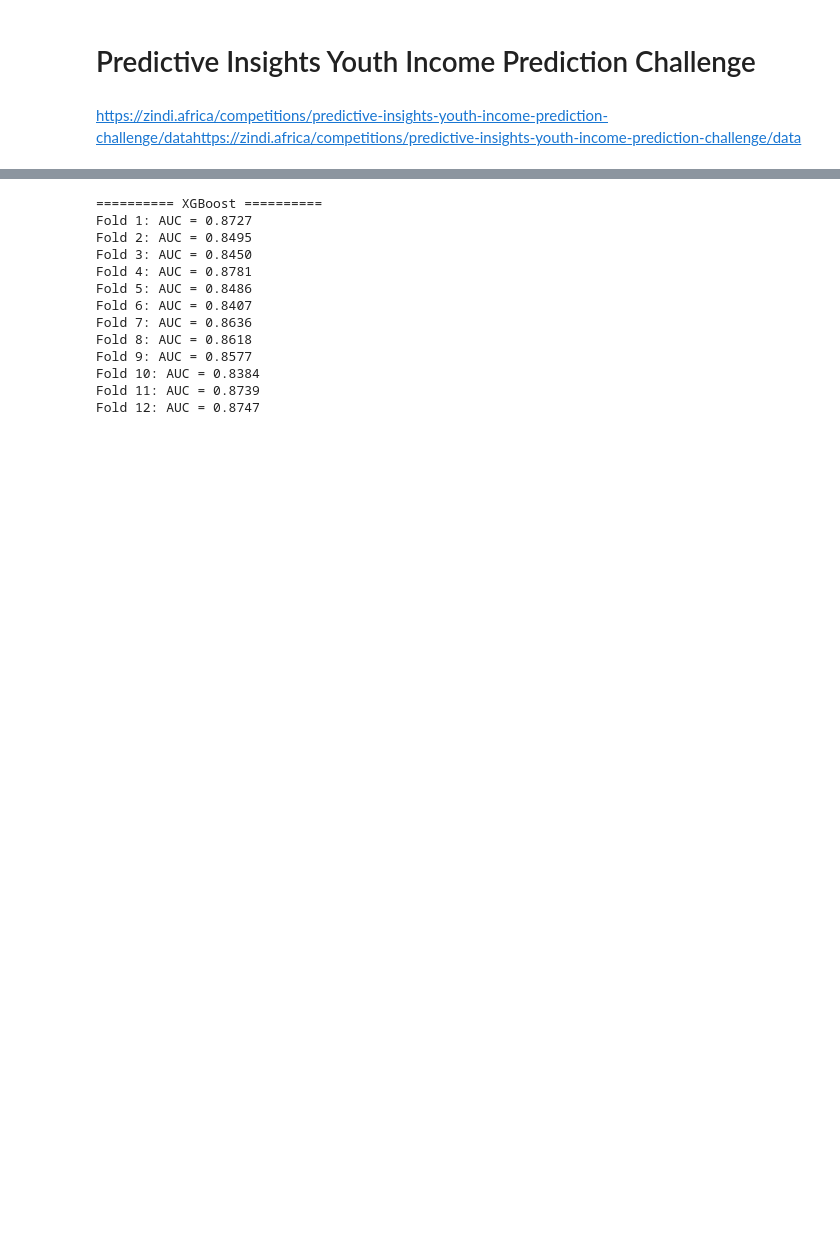
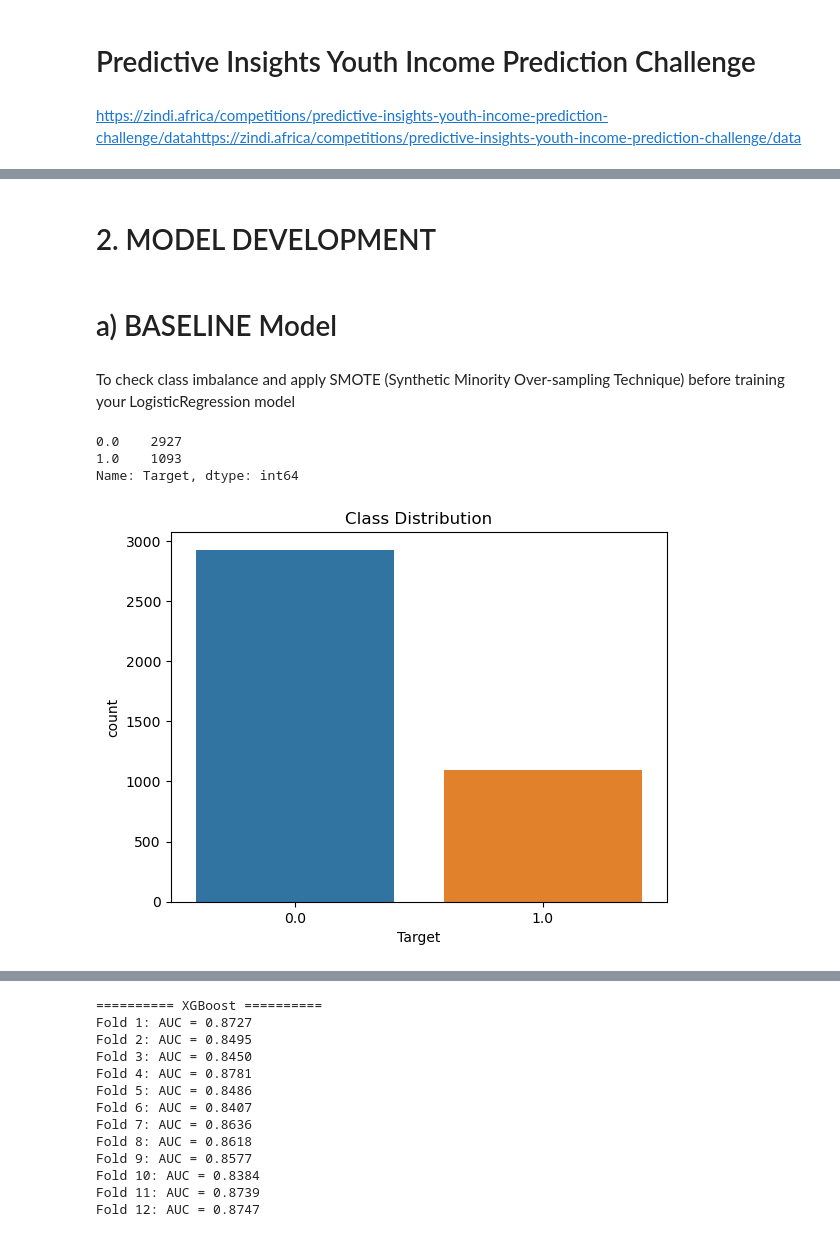
Before and after one commit to OlivierKabengele/ACML_Project2025, a Jupyter notebook: Youth_predictions_employment_ZINDI.ipynb, the cells around one changed output, grey strips where cells are left out. Cells and saved outputs as stored; diff of their text form; code cells hidden in the pictures; blank space fills up the shorter version.

```diff
--- a/Youth_predictions_employment_ZINDI.ipynb
+++ b/Youth_predictions_employment_ZINDI.ipynb
@@ -74,0 +95,21 @@ cv = StratifiedKFold(n_splits=12, shuffle=True, random_state=42)
+# %% [markdown]
+# 2. MODEL DEVELOPMENT
+# %% [markdown]
+# a) BASELINE Model
+# %% [markdown]
+To check class imbalance and apply SMOTE (Synthetic Minority Over-sampling Technique) before training your LogisticRegression model
+# %%
+
+# Split back into Train and Test
+Train_df = dataset1.iloc[:-1934]  # Train dataset
+# %%
+# Check class distribution If the classes are highly imbalanced (e.g., 90:10), then SMOTE is helpful.
+print(Train_df['Target'].value_counts())
+sns.countplot(x='Target', data=Train_df)
+plt.title('Class Distribution')
+plt.show()
+# %% [output]
+0.0    2927
+1.0    1093
+Name: Target, dtype: int64
+[figure, added]
```
Also changed, not shown: parts of 23 cells of this notebook.
